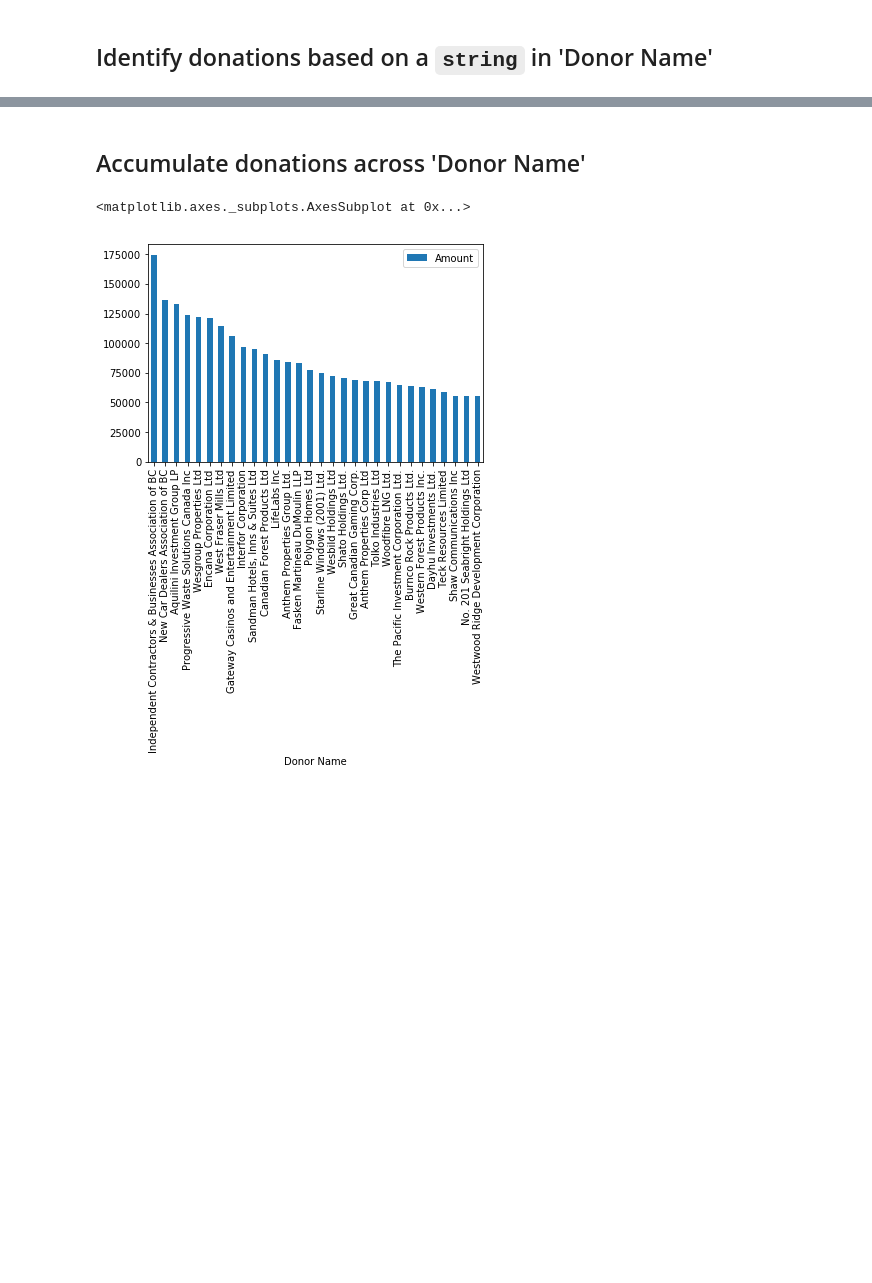
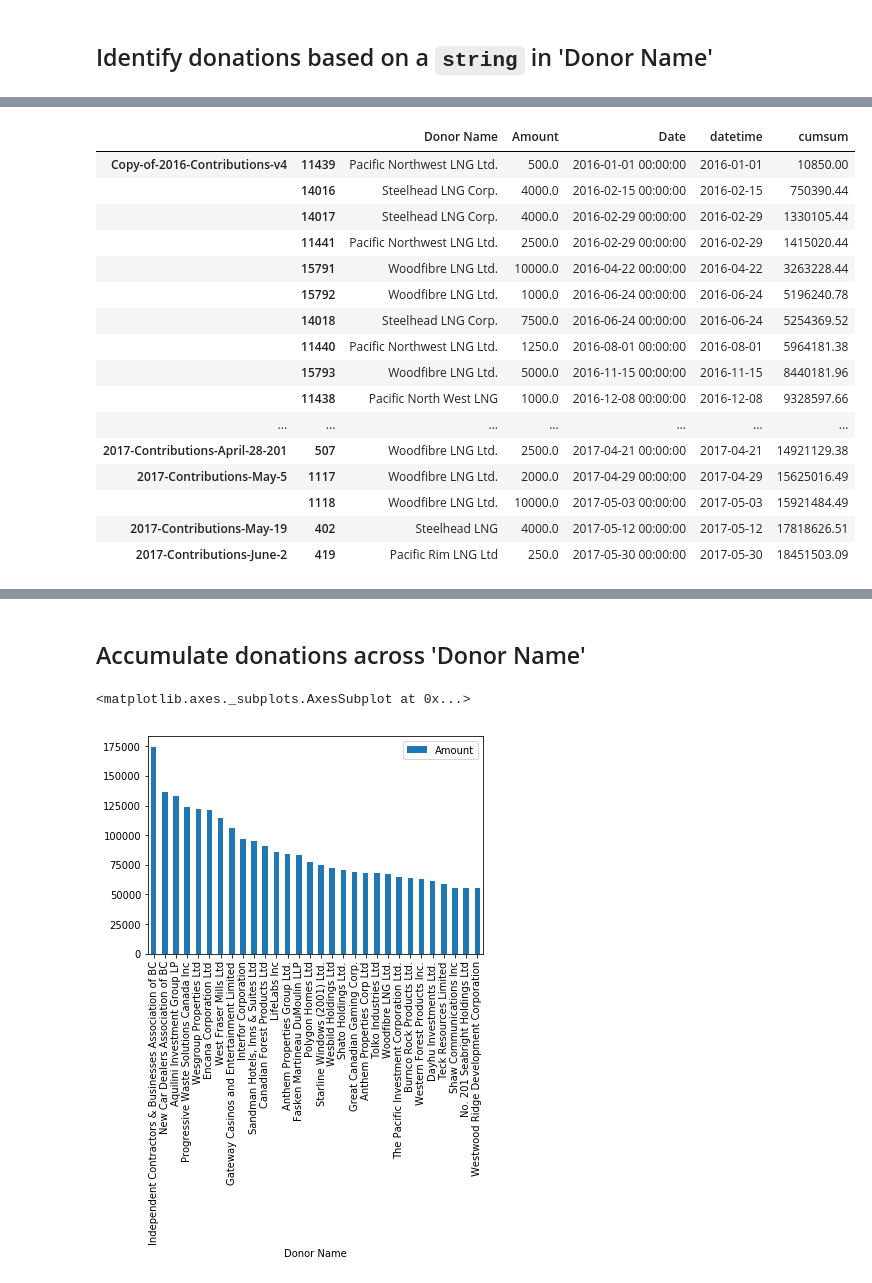
Before and after one commit to colliand/2017-bc-election, a Jupyter notebook: bcliberals-donations.ipynb, the cells around one changed output, grey strips where cells are left out. Drawn from its saved outputs; the diff is of its cells as text; code cells hidden in the pictures; blank space fills up the shorter version.

```diff
--- a/bcliberals-donations.ipynb
+++ b/bcliberals-donations.ipynb
@@ -193,0 +219,20 @@ df_filter('Lindsay Gordon')
+# %%
+df_filter('LNG')
+# %% [output]
+|  |  | Donor Name | Amount | Date | datetime | cumsum |
+| Copy-of-2016-Contributions-v4 | 11439 | Pacific Northwest LNG Ltd. | 500.0 | 2016-01-01 00:00:00 | 2016-01-01 | 10850.00 |
+|  | 14016 | Steelhead LNG Corp. | 4000.0 | 2016-02-15 00:00:00 | 2016-02-15 | 750390.44 |
+|  | 14017 | Steelhead LNG Corp. | 4000.0 | 2016-02-29 00:00:00 | 2016-02-29 | 1330105.44 |
+|  | 11441 | Pacific Northwest LNG Ltd. | 2500.0 | 2016-02-29 00:00:00 | 2016-02-29 | 1415020.44 |
+|  | 15791 | Woodfibre LNG Ltd. | 10000.0 | 2016-04-22 00:00:00 | 2016-04-22 | 3263228.44 |
+|  | 15792 | Woodfibre LNG Ltd. | 1000.0 | 2016-06-24 00:00:00 | 2016-06-24 | 5196240.78 |
+|  | 14018 | Steelhead LNG Corp. | 7500.0 | 2016-06-24 00:00:00 | 2016-06-24 | 5254369.52 |
+|  | 11440 | Pacific Northwest LNG Ltd. | 1250.0 | 2016-08-01 00:00:00 | 2016-08-01 | 5964181.38 |
+|  | 15793 | Woodfibre LNG Ltd. | 5000.0 | 2016-11-15 00:00:00 | 2016-11-15 | 8440181.96 |
+|  | 11438 | Pacific North West LNG | 1000.0 | 2016-12-08 00:00:00 | 2016-12-08 | 9328597.66 |
+| ... | ... | ... | ... | ... | ... | ... |
+| 2017-Contributions-April-28-201 | 507 | Woodfibre LNG Ltd. | 2500.0 | 2017-04-21 00:00:00 | 2017-04-21 | 14921129.38 |
+| 2017-Contributions-May-5 | 1117 | Woodfibre LNG Ltd. | 2000.0 | 2017-04-29 00:00:00 | 2017-04-29 | 15625016.49 |
+|  | 1118 | Woodfibre LNG Ltd. | 10000.0 | 2017-05-03 00:00:00 | 2017-05-03 | 15921484.49 |
+| 2017-Contributions-May-19 | 402 | Steelhead LNG | 4000.0 | 2017-05-12 00:00:00 | 2017-05-12 | 17818626.51 |
+| 2017-Contributions-June-2 | 419 | Pacific Rim LNG Ltd | 250.0 | 2017-05-30 00:00:00 | 2017-05-30 | 18451503.09 |
```
Also changed, not shown: parts of 28 cells of this notebook.
